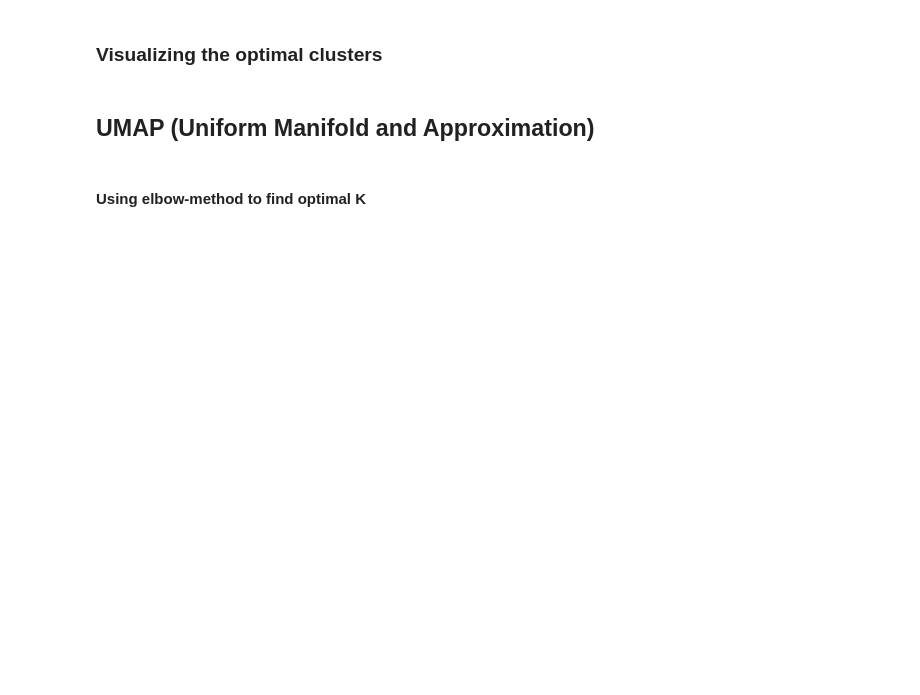
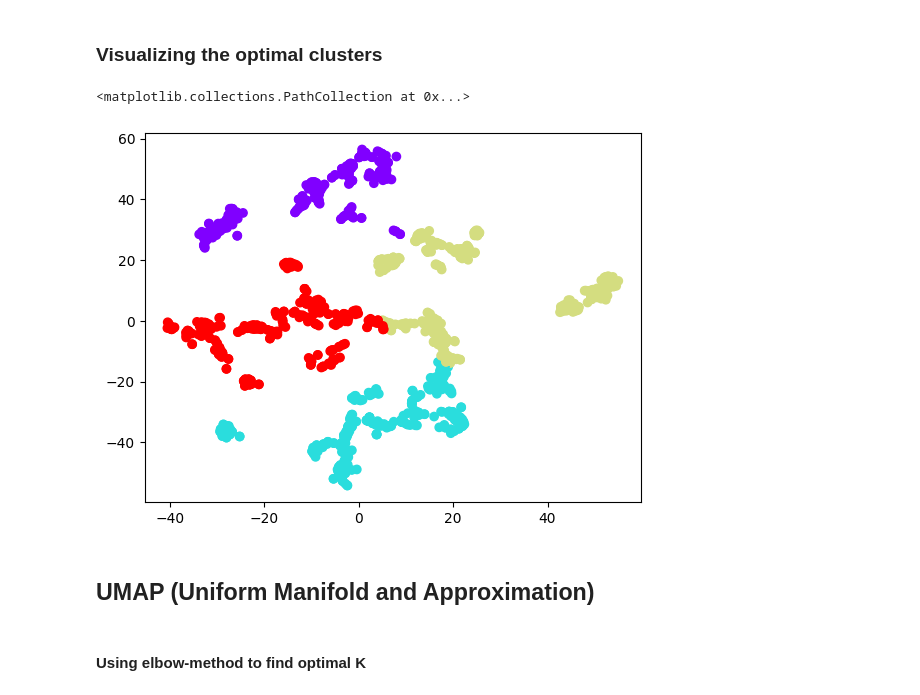
Before and after one commit to Bryan-Az/Dimensionality_Reduction, a Jupyter notebook: DimensionalityReduction_Clustering.ipynb, the cells around one changed output. Cells and saved outputs as stored; diff of their text form; code cells hidden in the pictures; blank space fills up the shorter version.

Commit message:
* umap and t-sne dim. redux. clustered

```diff
--- a/DimensionalityReduction_Clustering.ipynb
+++ b/DimensionalityReduction_Clustering.ipynb
@@ -59,5 +61,14 @@ Error:
 # %% [markdown]
 ### Visualizing the optimal clusters
+# %%
+# given the elbow shows 4 is the point where the WSS (within cluster sum of squares) is optimal
+# we can now visualize the clusters created with k = 4
+kmeans = KMeans(n_clusters=4)
+kmeans.fit(tsne_art)
+plt.scatter(tsne_art['t-SNE1'], tsne_art['t-SNE2'], c=kmeans.labels_, cmap='rainbow')
+# %% [output]
+<matplotlib.collections.PathCollection at 0x...>
+[figure, added]
 # %% [markdown]
 ## UMAP (Uniform Manifold and Approximation)
 # %% [markdown]
```
Also changed, not shown: parts of 5 cells of this notebook.
